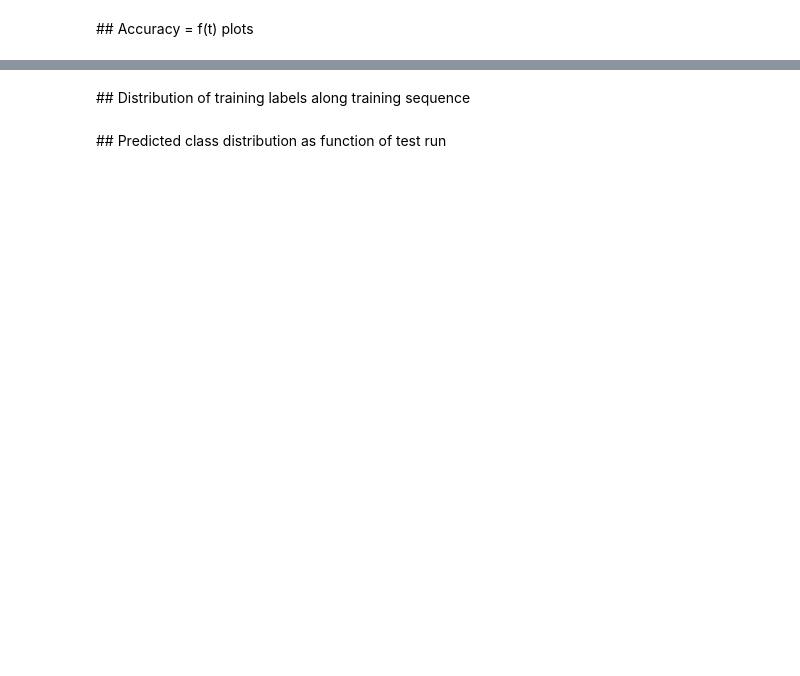
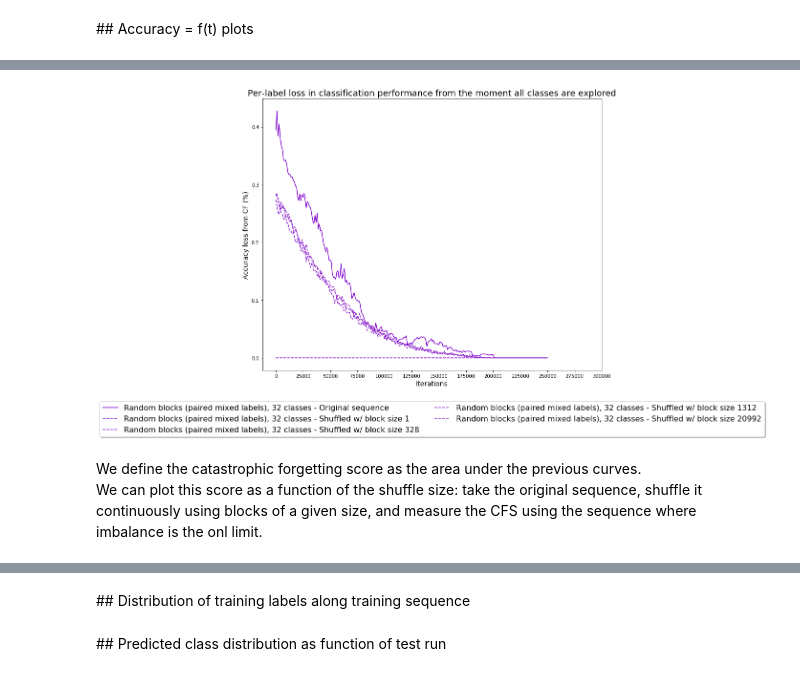
Before and after one commit to Brossollet-Antonin/Ultrametric-benchmark, a Jupyter notebook: notebooks/data_analysis_depth7.ipynb, the cells around one changed output, grey strips where cells are left out. Saved outputs shown, nothing was run; the diff lists cells and outputs as text; code cells hidden in the pictures; blank space fills up the shorter version.

```diff
--- a/notebooks/data_analysis_depth7.ipynb
+++ b/notebooks/data_analysis_depth7.ipynb
@@ -454,0 +177,7 @@ mean_cfs_rb = [avg_cf_randsplit[k] for k in sorted(avg_cf_randsplit.keys()) if k
+# %%
+blck_avg_cf, blck_avg_cf_std, blck_init_cf, blck_init_cf_std = ld.load_cf_set(rs_blck, all_splt_sizes, save_format='svg')
+# %% [output]
+[figure, added]
+# %% [markdown]
+We define the catastrophic forgetting score as the area under the previous curves.<br>
+We can plot this score as a function of the shuffle size: take the original sequence, shuffle it continuously using blocks of a given size, and measure the CFS using the sequence where imbalance is the onl limit.
```
Also changed, not shown: parts of 80 cells of this notebook, 2 other files.
